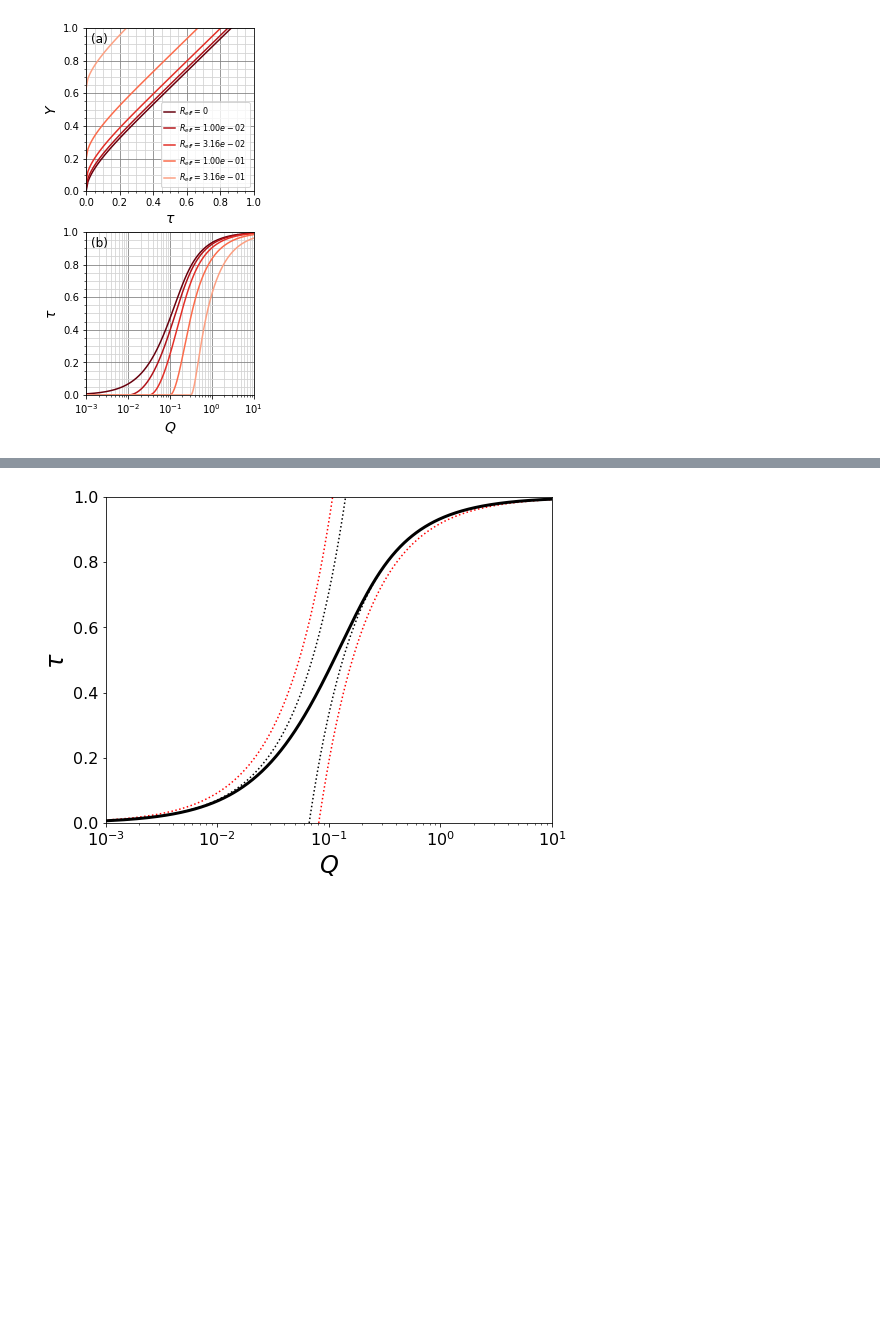
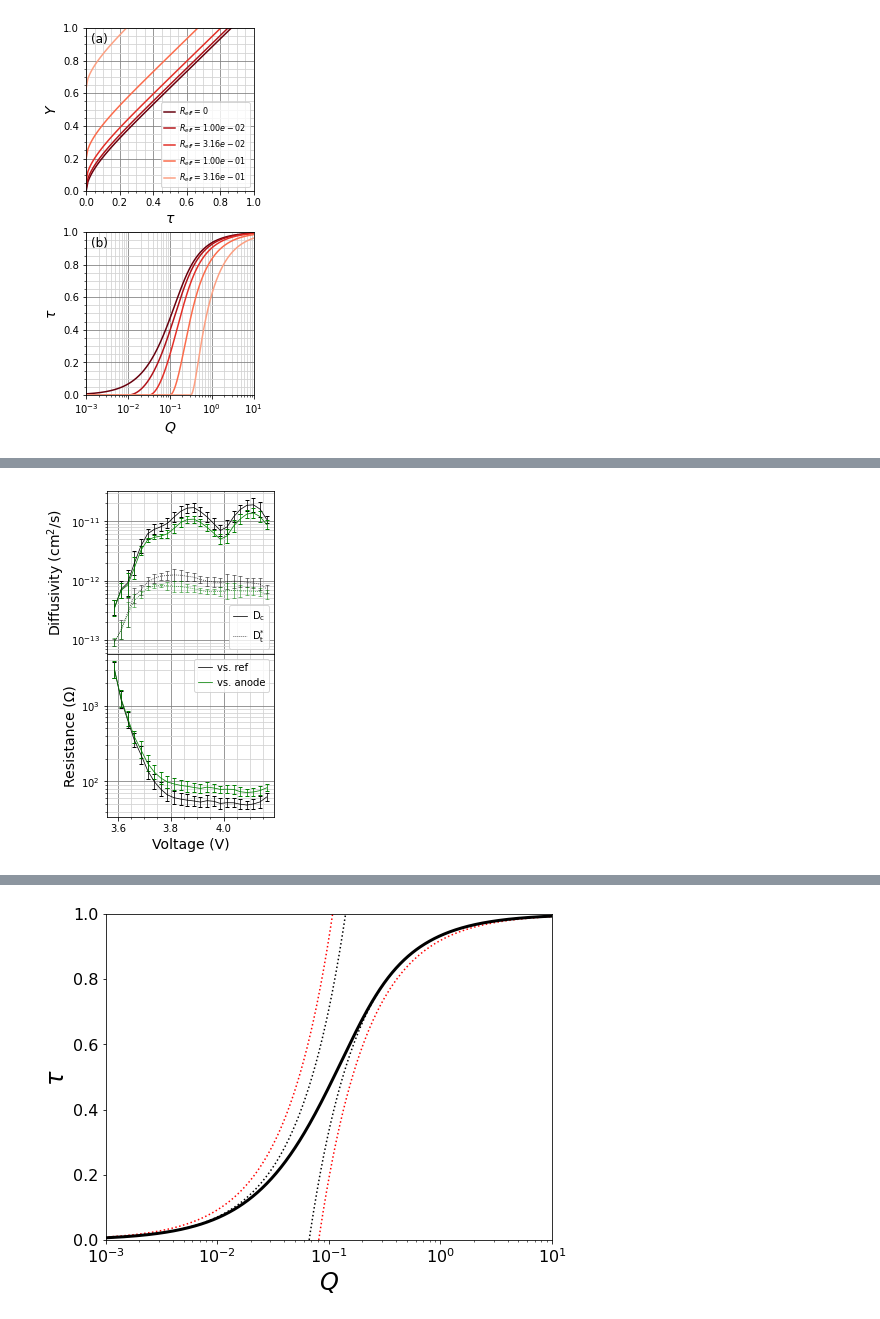
Before and after one commit to mmemcormier/amid, a Jupyter notebook: test_IRfit.ipynb, the cells around one changed output, grey strips where cells are left out. Drawn from its saved outputs; the diff is of its cells as text; code cells hidden in the pictures; blank space fills up the shorter version.

```diff
--- a/test_IRfit.ipynb
+++ b/test_IRfit.ipynb
@@ -626,0 +625,45 @@ plt.savefig('fig6.png', bbox_inches = 'tight')
+# %%
+#Figure 7
+path = 'C:/Users/Mitch/Lab/Atlung Modeling/BioLogic Data'
+mats = ['NM9505 30C', 'NM9505 30C-2e']
+binfiles = ['NM9505 30C (266, 269, 270).xlsx', 'NM9505 30C-2e (266, 269, 270).xlsx']
+
+df = [pd.read_excel(Path(path) / mats[0] / binfiles[0], sheet_name = 'All'), pd.read_excel(Path(path) / mats[1] / binfiles[1], sheet_name = 'All')]
+
+fig, axs = plt.subplots(ncols=1, nrows=2, figsize=(3, 6), sharex='col',
+gridspec_kw={'height_ratios': [1,1], 'hspace': 0.0})
+
+axs[0].semilogy([], [], 'k-', label='D$\mathregular{_{c}}$')
+axs[0].semilogy([], [], 'k:', label='D$\mathregular{_{t}^{*}}$')
+axs[0].legend(frameon = True)
+
+axs[1].semilogy([], [], 'k-', label='vs. ref')
+axs[1].semilogy([], [], 'g-', label='vs. anode')
+axs[1].legend(frameon = True)
+
+color = ['k', 'g']
+for i in range(len(dfD)):
+    yerrDc = [df[i]['Dc (cm^2/s)']*(1 - 1/df[i]['Dc geoSTD']), df[i]['Dc (cm^2/s)']*(df[i]['Dc geoSTD'] - 1)]
+    yerrDt = [df[i]['Dt* (cm^2/s)']*(1 - 1/df[i]['Dt* geoSTD']), df[i]['Dt* (cm^2/s)']*(df[i]['Dt* geoSTD'] - 1)]
+    axs[0].errorbar(df[i]['Voltage (V)'], df[i]['Dc (cm^2/s)'], yerr = yerrDc, fmt = '-', color = color[i])
+    axs[0].errorbar(df[i]['Voltage (V)'], df[i]['Dt* (cm^2/s)'], yerr = yerrDt, fmt = ':', color = color[i], elinewidth = 0.5, markeredgewidth = 0.5)
+
+    yerrR = [df[i]['Rfit (Ohm)']*(1 - 1/df[i]['Rfit geoSTD']), df[i]['Rfit (Ohm)']*(df[i]['Rfit geoSTD'] - 1)]
+    axs[1].errorbar(df[i]['Voltage (V)'], df[i]['Rfit (Ohm)'], yerr = yerrR, fmt = '-', color = color[i])
+
+axs[0].set_ylabel('Diffusivity (cm$\mathregular{^{2}}$/s)')
+axs[1].set_xlabel('Voltage (V)')
+axs[1].set_ylabel('Resistance (Ω)')
+
+axs[0].xaxis.set_minor_locator(ticker.AutoMinorLocator())
+axs[0].yaxis.set_minor_locator(ticker.LogLocator(subs = np.arange(1.0, 10.0) * 0.1, numticks = 10))
+axs[0].yaxis.set_major_locator(ticker.LogLocator(numticks = 10))
+axs[1].yaxis.set_minor_locator(ticker.LogLocator(subs = np.arange(1.0, 10.0) * 0.1, numticks = 10))
+axs[1].yaxis.set_major_locator(ticker.LogLocator(numticks = 10))
+
+axs[0].grid(which = 'minor', color = 'lightgrey')
+axs[1].grid(which = 'minor', color = 'lightgrey')
+
+plt.savefig('fig7.png', bbox_inches = 'tight')
+# %% [output]
+[figure, added]
```
Also changed, not shown: parts of 3 cells of this notebook, 5 other files.
